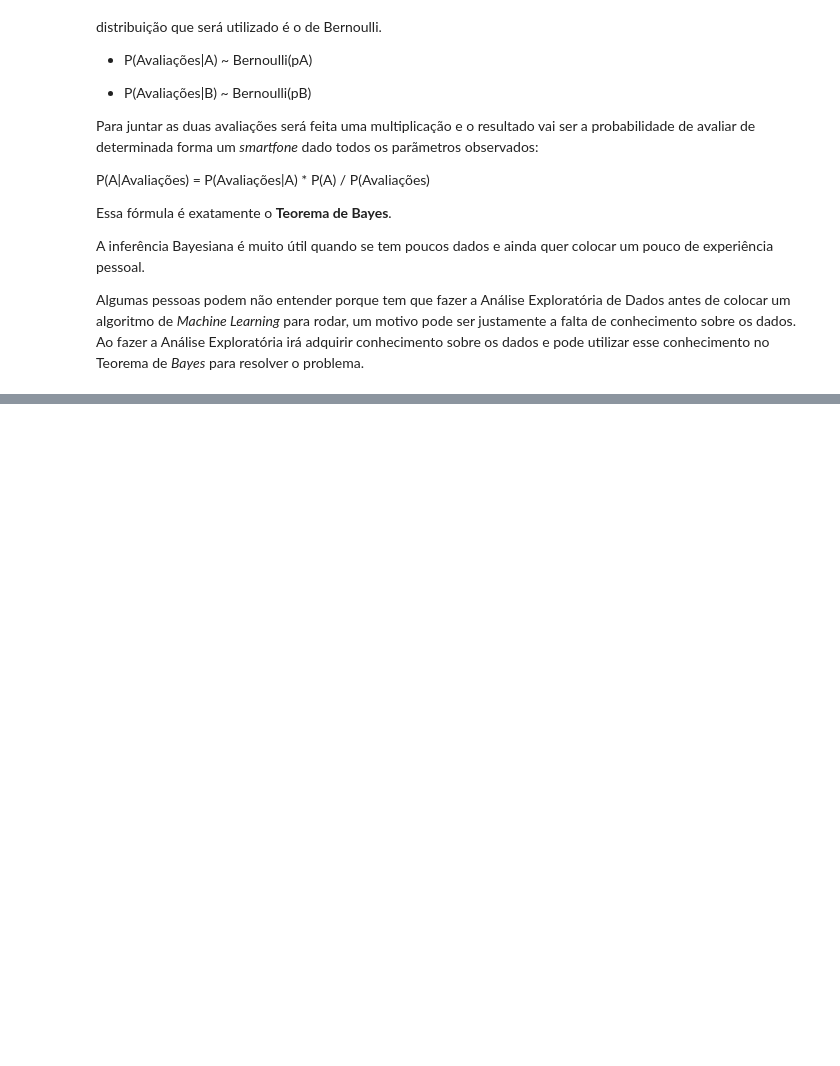
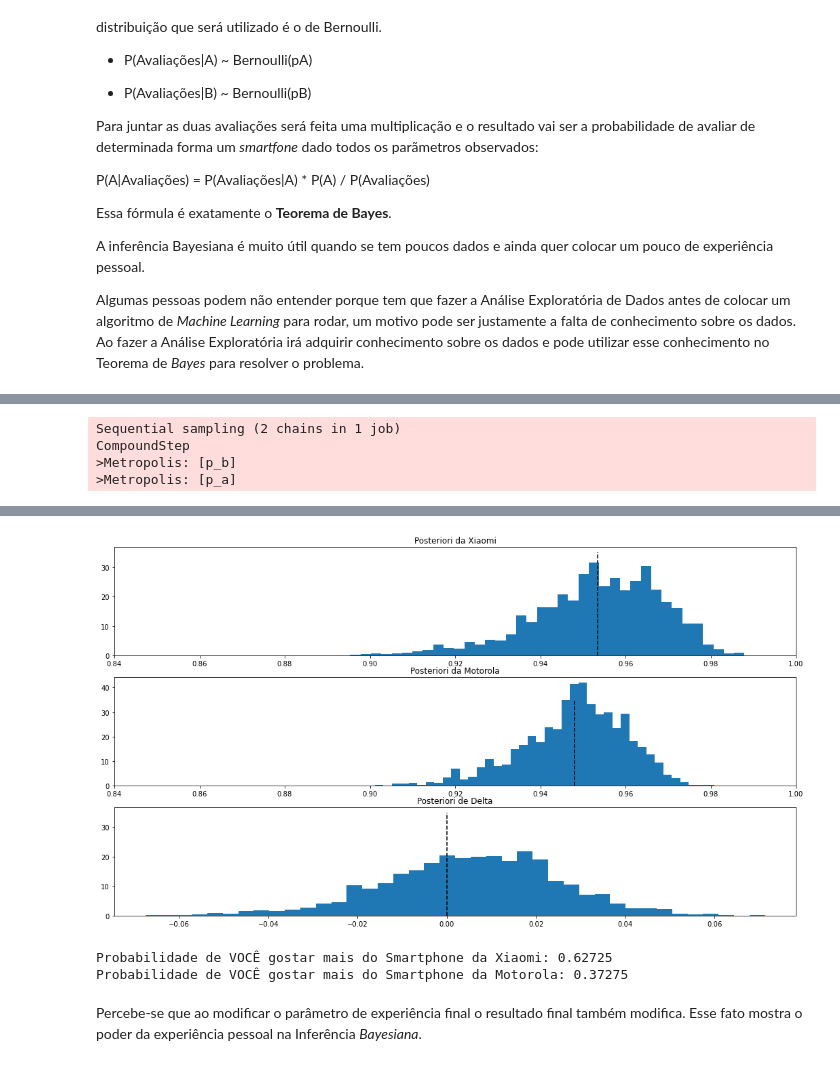
Before and after one commit to renatagsr/projetos, a Jupyter notebook: Qual_celular_comprar/Como_escolher_um_celular.ipynb, the cells around one changed output, grey strips where cells are left out. Cells and saved outputs as stored; diff of their text form; code cells hidden in the pictures; blank space fills up the shorter version.

```diff
--- a/Qual_celular_comprar/Como_escolher_um_celular.ipynb
+++ b/Qual_celular_comprar/Como_escolher_um_celular.ipynb
@@ -59,0 +192,39 @@ Algumas pessoas podem não entender porque tem que fazer a Análise Exploratóri
+# %%
+with pm.Model() as model:
+    #Prior
+    p_a = pm.Beta('p_a', 1, 1)
+    p_b = pm.Beta('p_b', 17, 1)
+
+    #Deterministic
+    delta = pm.Deterministic('delta', p_a - p_b)
+
+    #Posterior
+    obs_a = pm.Bernoulli('obs_a', p_a, observed = X_a)
+    obs_b = pm.Bernoulli('obs_b', p_b, observed = X_b)
+
+    #Likelihood
+    trace = pm.sample(draws = 2000, tune = 1000, step = pm.Metropolis())
+
+    plt.figure(figsize=(18,10))
+
+plt.subplot(311)
+plt.hist(trace['p_a'], histtype = 'stepfilled', bins = 40, density = True)
+plt.xlim([0.84, 1])
+plt.vlines(trace['p_a'].mean(), 0, 35, linestyles='--', color = 'black')
+plt.title('Posteriori da Xiaomi')
+
+plt.subplot(312)
+plt.hist(trace['p_b'], histtype = 'stepfilled', bins = 40, density = True)
+plt.xlim([0.84, 1])
+plt.vlines(trace['p_b'].mean(), 0, 35, linestyles='--', color = 'black')
+plt.title('Posteriori da Motorola')
+
+plt.subplot(313)
+plt.hist(trace['delta'], histtype = 'stepfilled', bins = 40, density = True)
+plt.vlines(0, 0, 35, linestyles='--', color = 'black')
+plt.title('Posteriori de Delta');
+# %% [output]
+Sequential sampling (2 chains in 1 job)
+CompoundStep
+>Metropolis: [p_b]
+>Metropolis: [p_a]
@@ -59,0 +235,12 @@ Algumas pessoas podem não entender porque tem que fazer a Análise Exploratóri
+[figure, added]
+# %%
+Xiaomi = np.mean(trace['delta'] > 0)
+Motorola = np.mean(trace['delta'] < 0)
+
+print(f'Probabilidade de VOCÊ gostar mais do Smartphone da Xiaomi: {Xiaomi}')
+print(f'Probabilidade de VOCÊ gostar mais do Smartphone da Motorola: {Motorola}')
+# %% [output]
+Probabilidade de VOCÊ gostar mais do Smartphone da Xiaomi: 0.62725
+Probabilidade de VOCÊ gostar mais do Smartphone da Motorola: 0.37275
+# %% [markdown]
+Percebe-se que ao modificar o parâmetro de experiência final o resultado final também modifica. Esse fato mostra o poder da experiência pessoal na Inferência *Bayesiana*.
```
Also changed, not shown: parts of 19 cells of this notebook.
